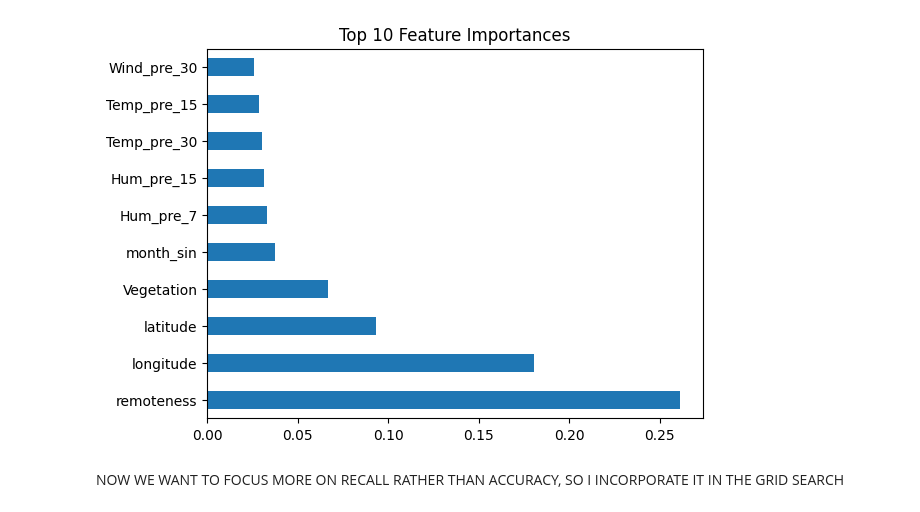
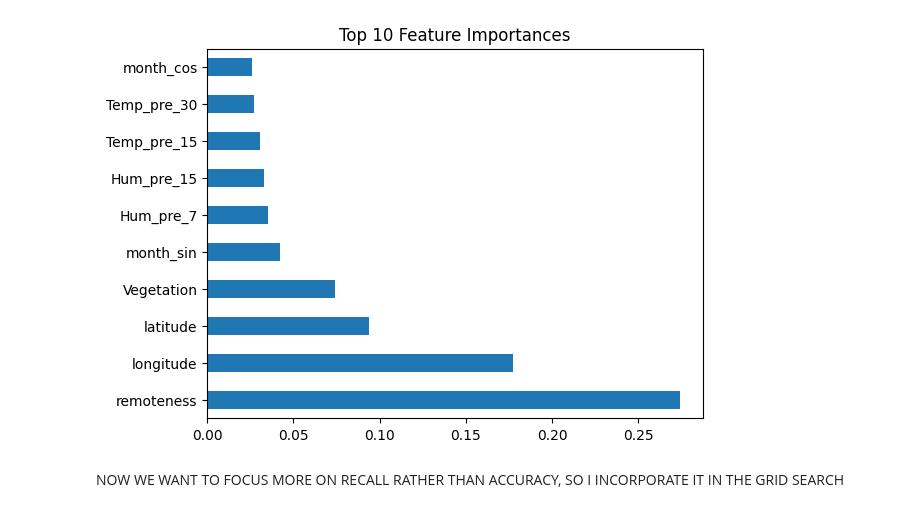
Before and after one commit to leonkriesmair/BigDataProject, a Jupyter notebook: notebooks/BoostingModelWvT.ipynb, the cells around one changed output. Cells and saved outputs as stored; diff of their text form; code cells hidden in the pictures.

Commit message:
boosting model progress

```diff
--- a/notebooks/BoostingModelWvT.ipynb
+++ b/notebooks/BoostingModelWvT.ipynb
@@ -307,0 +85,5 @@ weighted avg       0.78      0.75      0.71      7442
+# %%
+df = pd.read_csv('../data/processed/FW_Veg_Rem_Combined_transformed.csv') # file name as uploaded
+dummy_cols = [col for col in df.columns if col.startswith('Vegetation_')]
+df = df.drop(columns=dummy_cols)
+df.head()
@@ -307,0 +97,32 @@ weighted avg       0.78      0.75      0.71      7442
+# %%
+X = df.drop(['catastrophic','index'], axis=1)
+y = df['catastrophic']
+
+
+
+
+X_train, X_test, y_train, y_test = train_test_split(
+    X, y, test_size=0.2, random_state=42
+)
+
+# Convert string columns to pandas 'category' type
+X_train['Vegetation'] = X_train['Vegetation'].astype('category')
+X_test['Vegetation'] = X_test['Vegetation'].astype('category')
+
+# Enable categorical support in XGBoost (new requirement)
+xgb_model2 = xgb.XGBClassifier(
+    n_estimators=75,
+    learning_rate=0.1,
+    max_depth=6,
+    random_state=42,
+    enable_categorical=True,  # ✅ Add this!
+    tree_method="hist"        # ✅ Required for categorical support
+)
+xgb_model2.fit(X_train, y_train)
+y_pred2 = xgb_model2.predict(X_test)
+accuracy = accuracy_score(y_test, y_pred2)
+conf_matrix = confusion_matrix(y_test, y_pred2)  # Renamed variable
+class_report = classification_report(y_test, y_pred2)  # Renamed variable
+print("Accuracy:", accuracy)
+print("Confusion Matrix:\n", conf_matrix)
+print("Classification Report:", class_report)
@@ -308,11 +142,11 @@ weighted avg       0.78      0.75      0.71      7442
 # %%
 # 🔍 Feature Importance
-feature_importances = pd.Series(xgb_model_dummy.feature_importances_, index=X_train.columns)
-feature_importances.nlargest(10).plot(kind='barh')
+feature_importances2 = pd.Series(xgb_model2.feature_importances_, index=X_train.columns)
+feature_importances2.nlargest(10).plot(kind='barh')
 plt.title("Top 10 Feature Importances")
 plt.show()
 # %% [output]
-[figure, old version]
+[figure, new version]
 # %% [markdown]
 NOW WE WANT TO FOCUS MORE ON RECALL RATHER THAN ACCURACY, SO I INCORPORATE IT IN THE GRID SEARCH
 # %% [markdown]
```
Also changed, not shown: parts of 37 cells of this notebook.
